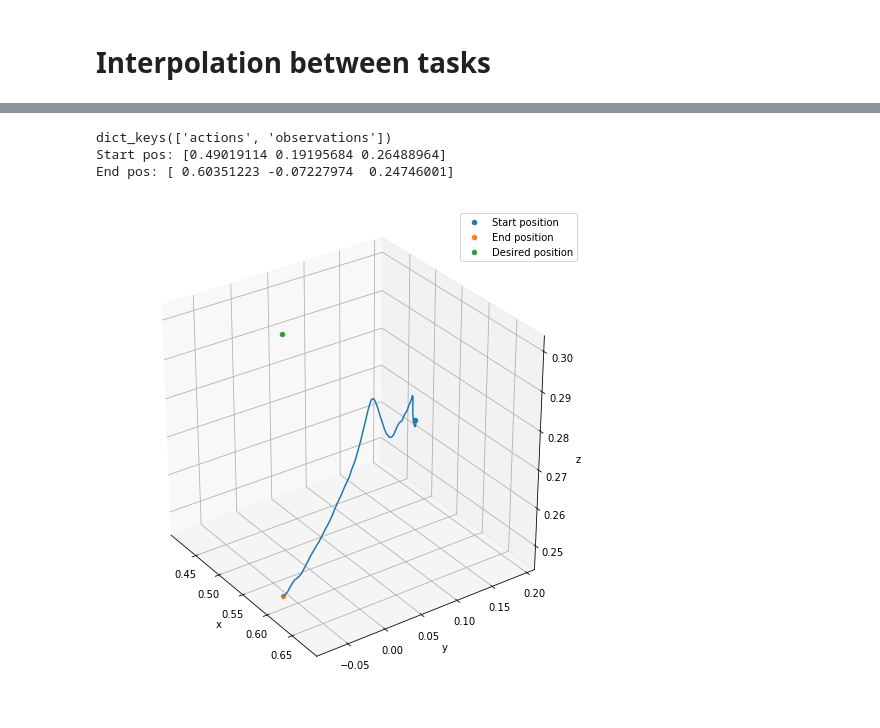
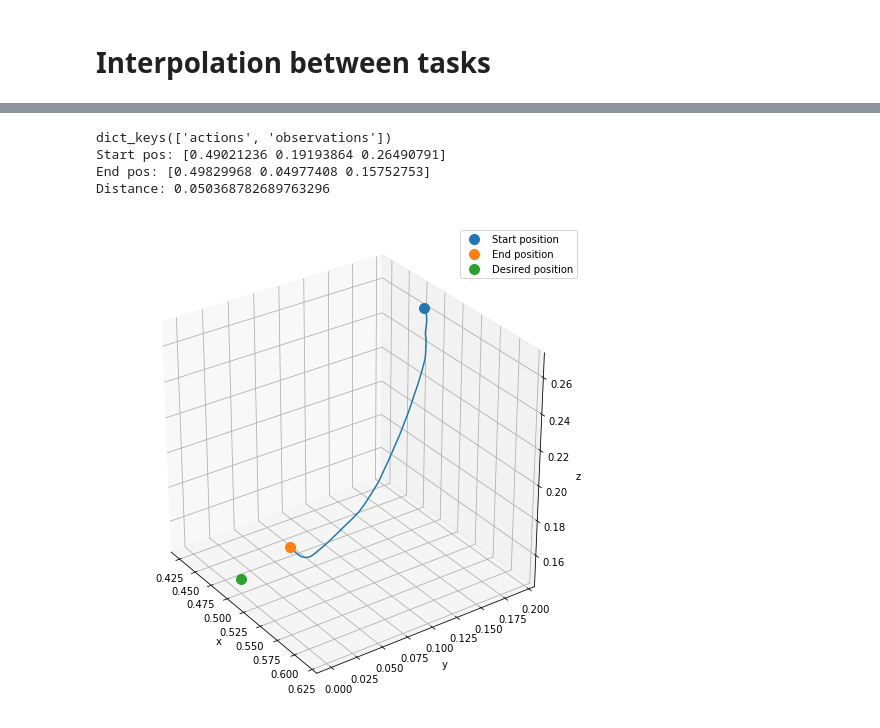
Before and after one commit to ryanjulian/embed2learn, a Jupyter notebook: notebooks/trajectory_real_plotting.ipynb, the cells around one changed output, grey strips where cells are left out. Saved outputs shown, nothing was run; the diff lists cells and outputs as text; code cells hidden in the pictures.

```diff
--- a/notebooks/trajectory_real_plotting.ipynb
+++ b/notebooks/trajectory_real_plotting.ipynb
@@ -169,5 +258,5 @@ set(samples[0]["tasks"])
 # %%
-samples = np.load("../figs/real_data/unseen/playback_composer_0.5_0_0.3.npy").flatten()
+samples = np.load("../figs/real_data/unseen/playback_composer_0.5_0_0.15.npy").flatten()
 print(samples[0].keys())
 
 %matplotlib inline
@@ -181,40 +270,42 @@ X_AXIS = 0
 Y_AXIS = 1
 
 axes = "xyz"
+DESIRED_GOAL = np.array([0.5, 0., 0.15])
 
 gripper_pos = np.array(samples[0]["observations"])[:,-3:]
 print("Start pos:", gripper_pos[0,:])
 print("End pos:", gripper_pos[-1,:])
-
-DESIRED_GOAL = [0.5, 0., 0.3]
-
+print("Distance:", np.linalg.norm(gripper_pos[-1,:] - DESIRED_GOAL))
 
 
 fig = plt.figure(figsize=(7, 7))
 # fig.suptitle(title)
 ax = fig.add_subplot(111, projection='3d')
 ax.grid()
-ax.scatter([gripper_pos[0,0]], [gripper_pos[0,1]], [gripper_pos[0,2]], label="Start position")
-ax.scatter([gripper_pos[-1,0]], [gripper_pos[-1,1]], [gripper_pos[-1,2]], label="End position")
-ax.scatter([DESIRED_GOAL[0]], [DESIRED_GOAL[1]], [DESIRED_GOAL[2]], label="Desired position")
 
 colormap = lambda x: matplotlib.cm.get_cmap("rainbow")(1. - x)
 for step in range(0, len(gripper_pos), PATH_LEN):
     xs, ys, zs = gripper_pos[step:(step+PATH_LEN),0], gripper_pos[step:(step+PATH_LEN),1], gripper_pos[step:(step+PATH_LEN),2]
 
 #         ax.scatter(xs, ys, zs, s=stds, color=colormap(task * 1. / ntasks), zorder=1, alpha=.1)
-    ax.plot(xs, ys, zs, zorder=2, alpha=1.)
+    ax.plot(xs, ys, zs, zorder=-2, alpha=1.)
+
+ax.scatter([gripper_pos[0,0]], [gripper_pos[0,1]], [gripper_pos[0,2]], label="Start position", s=100, zorder=3)
+ax.scatter([gripper_pos[-1,0]], [gripper_pos[-1,1]], [gripper_pos[-1,2]], label="End position", s=100, zorder=3)
+ax.scatter([DESIRED_GOAL[0]], [DESIRED_GOAL[1]], [DESIRED_GOAL[2]], label="Desired position", s=100, zorder=3)
 
 ax.view_init(elev=30, azim=-35)
 ax.set_xlabel('x')
 ax.set_ylabel('y')
 ax.set_zlabel('z')
 ax.axis("equal")
 ax.legend()
 fig.tight_layout()
 # fig.savefig("real_gripper_pos.png", dpi=600)
+fig.savefig("compose_ddpg_05_0_015.pdf")
 # %% [output]
 dict_keys(['actions', 'observations'])
-Start pos: [0.49019114 0.19195684 0.26488964]
-End pos: [ 0.60351223 -0.07227974  0.24746001]
+Start pos: [0.49021236 0.19193864 0.26490791]
+End pos: [0.49829968 0.04977408 0.15752753]
+Distance: 0.050368782689763296
-[figure, old version]
+[figure, new version]
```
Also changed, not shown: parts of 4 cells of this notebook, 1 other file.
